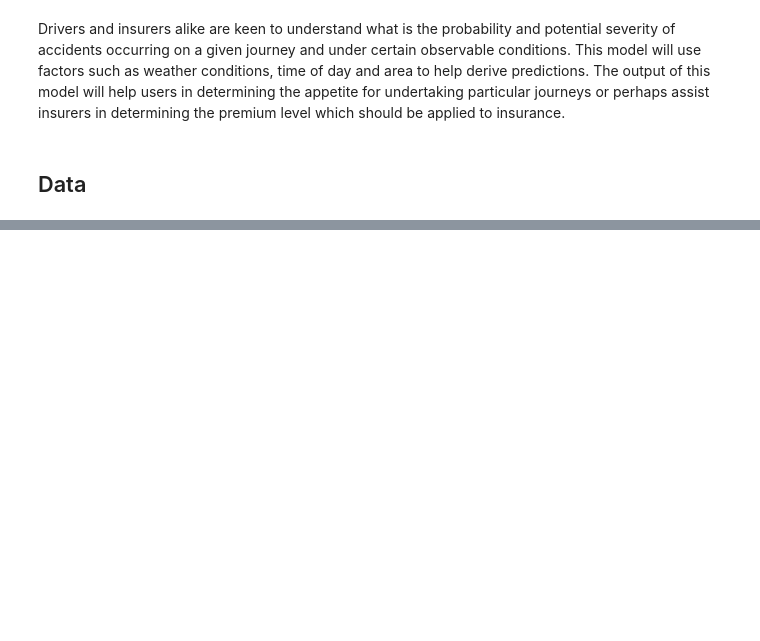
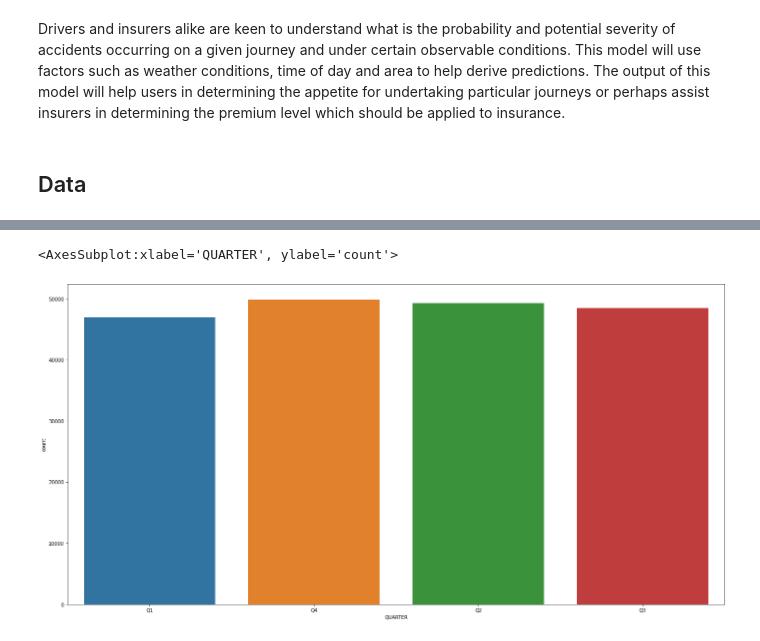
Before and after one commit to andymksin/Coursera_Capstone, a Jupyter notebook: Capstone Project.ipynb, the cells around one changed output, grey strips where cells are left out. Saved outputs shown, nothing was run; the diff lists cells and outputs as text; code cells hidden in the pictures; blank space fills up the shorter version.

```diff
--- a/Capstone Project.ipynb
+++ b/Capstone Project.ipynb
@@ -27,0 +30,2 @@ Severity Descriptions
+# %%
+df = pd.read_csv("https://s3.us.cloud-object-storage.appdomain.cloud/cf-courses-data/CognitiveClass/DP0701EN/version-2/Data-Collisions.csv", index_col=3, low_memory=False)
@@ -27,0 +63,4 @@ Severity Descriptions
+# %%
+#Cutting down the data
+
+df2 = df.filter(['objectID','SEVERITYCODE','SEVERITYDESC','INCDATE','INCDTTM','JUNCTIONTYPE','INATTENTIONIND','UNDERINFL','WEATHER','ROADCOND','LIGHTCOND'], axis=1)
@@ -27,0 +77,10 @@ Severity Descriptions
+# %%
+#Replacing Missing Data
+
+
+df2['INATTENTIONIND'] = df2['INATTENTIONIND'].replace(np.nan, 'Unknown')
+df2['WEATHER'] = df2['WEATHER'].replace(np.nan, 'Unknown')
+df2['ROADCOND'] = df2['ROADCOND'].replace(np.nan, 'Unknown')
+df2['LIGHTCOND'] = df2['LIGHTCOND'].replace(np.nan, 'Unknown')
+
+df2.head()
@@ -27,0 +188,10 @@ Severity Descriptions
+# %%
+#Distribution of Accident in each Quarter
+
+fig, axs = plt.subplots(ncols=1, nrows=1, figsize=(24,12))
+plt.subplots_adjust(hspace = 0.8, wspace=0.8)
+
+sns.countplot(x="QUARTER", data=df2)
+# %% [output]
+<AxesSubplot:xlabel='QUARTER', ylabel='count'>
+[figure, added]
```
Also changed, not shown: parts of 30 cells of this notebook.
